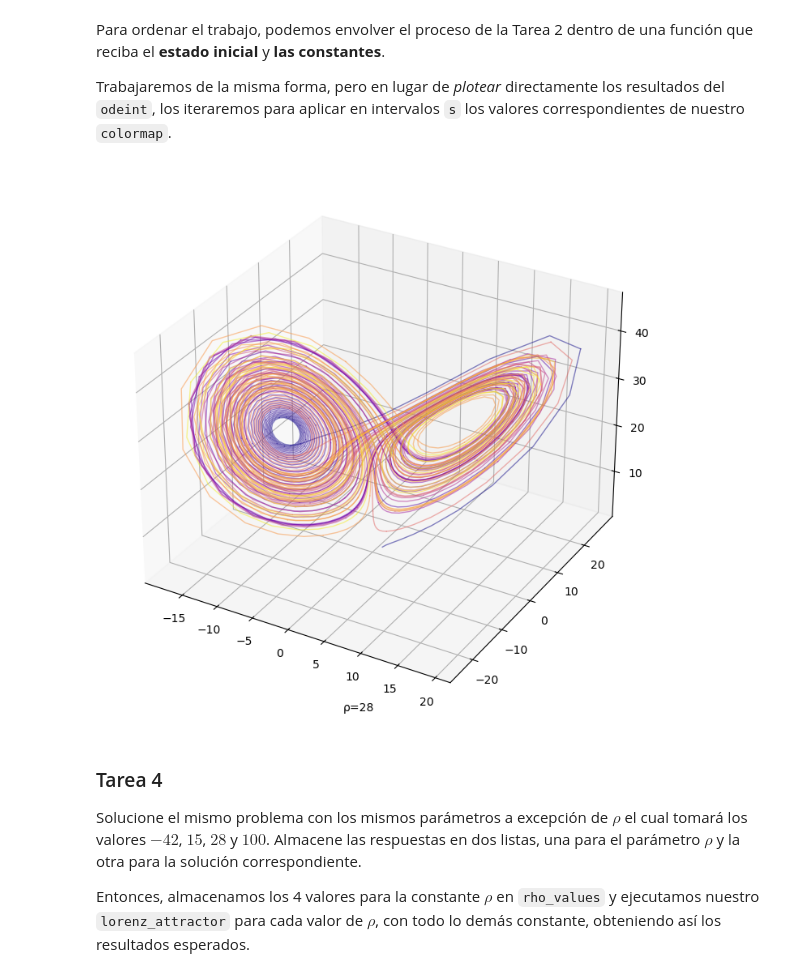
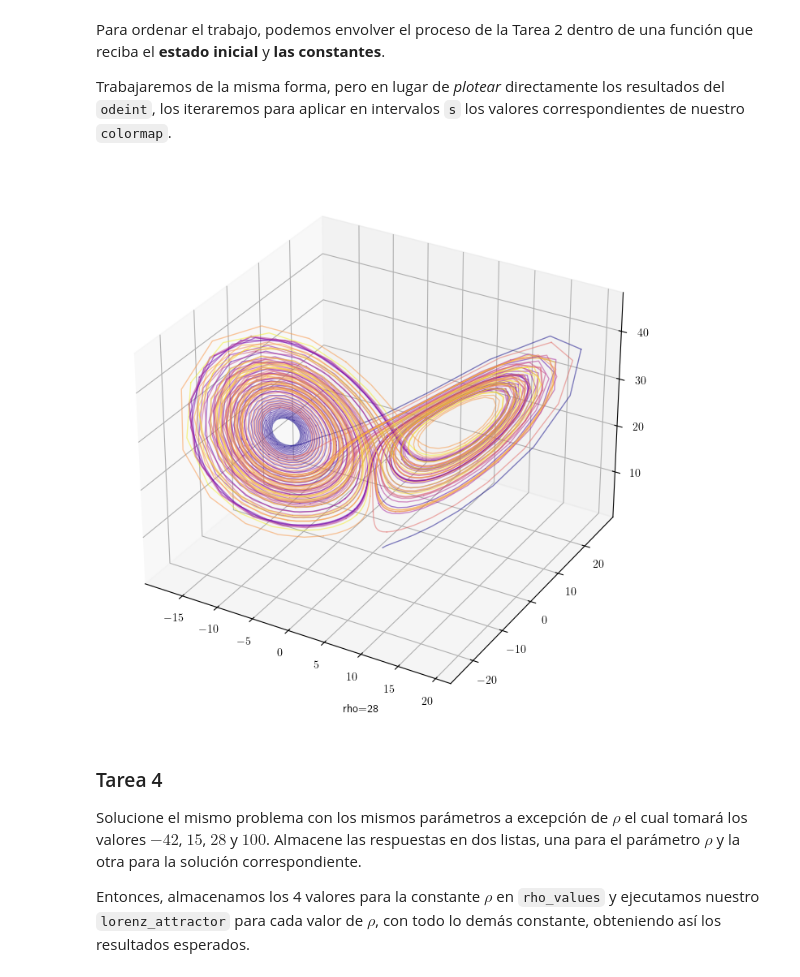
Before and after one commit to Numerical-Analysis-2024/tutorial, a Jupyter notebook: book/lorenz.ipynb, the cells around one changed output. Saved outputs shown, nothing was run; the diff lists cells and outputs as text; code cells hidden in the pictures.

```diff
--- a/book/lorenz.ipynb
+++ b/book/lorenz.ipynb
@@ -66,17 +66,17 @@ import matplotlib.pyplot as plt
 import numpy as np
 from scipy.integrate import odeint
 # %%
-def solve_lorenz(state, t, σ, ρ, β):
+def solve_lorenz(state, t, sigma, rho, beta):
     x, y, z = state
 
-    dx = σ * (y - x)
-    dy = x * (ρ - z) - y
-    dz = (x * y) - (β * z)
+    dx = sigma * (y - x)
+    dy = x * (rho - z) - y
+    dz = (x * y) - (beta * z)
     return dx, dy, dz
 
 
 # Ejemplo resolviendo para ciertas condiciones iniciales
-solve_lorenz((1, 1, 1), t=1, σ=10, ρ=28, β=8 / 3)
+solve_lorenz((1, 1, 1), t=1, sigma=10, rho=28, beta=8 / 3)
 # %% [output]
 (0, 26, -1.6666666666666665)
 # %% [markdown]
@@ -90,7 +90,7 @@ $\left(1, 1, 1\right)$. Emplee para ello la función `odeint`.
 Para esto, definiremos un estado de coordenadas iniciales `initial_state` y con ayuda de la función `numpy.linspace` crearemos intervalos de tiempo espaciados uniformemente.
 # %%
 initial_state = (1.0, 1.0, 1.0)
-σ, ρ, β = 10, 28, 8 / 3
+sigma, rho, beta = 10, 28, 8 / 3
 
 t = np.linspace(0, 100, 3000)
 
@@ -100,7 +100,7 @@ Valores equidistantes de t: 3000
 # %% [markdown]
 La función `odeint`, *ordinary differential equations integration*, como su nombre indica, nos ayudará a resolver el sistema (con la función `solve_lorenz` previamente implementada) para una secuencia de puntos `t` en el tiempo.
 # %%
-states = odeint(solve_lorenz, initial_state, t, args=(σ, ρ, β))
+states = odeint(solve_lorenz, initial_state, t, args=(sigma, rho, beta))
 
 xs = states[:, 0]
 ys = states[:, 1]
@@ -138,42 +139,42 @@ Para ordenar el trabajo, podemos envolver el proceso de la Tarea 2 dentro de una
 Trabajaremos de la misma forma, pero en lugar de *plotear* directamente los resultados del `odeint`, los iteraremos para aplicar en intervalos `s` los valores correspondientes de nuestro `colormap`.
 # %%
 def lorenz_attractor(state0, parameters, ax=None, text_offset=0.01):
-    σ, ρ, β = parameters
+    sigma, rho, beta = parameters
     n = 3000
     t = np.linspace(0, 100, n)
 
     # Resolvemos las ecuaciones para la secuencia de puntos t
-    states = odeint(solve_lorenz, state0, t, args=(σ, ρ, β))
+    states = odeint(solve_lorenz, state0, t, args=(sigma, rho, beta))
     xs = states[:, 0]
     ys = states[:, 1]
     zs = states[:, 2]
 
     if ax is None:
         ax = plt.figure(figsize=(7, 8)).add_subplot(projection="3d")
 
     # Intervalos de 10 unidades de ancho
     s = 10
 
     # Iteramos en estos intervalos aplicando el colormap correspondiente
     for i in range(0, n - s, s):
         ax.plot(
             xs[i : i + s + 1],
             ys[i : i + s + 1],
             zs[i : i + s + 1],
             color=cmap(i / n),
             alpha=0.5,
             lw=1,
         )
 
-    ax.text2D(0.44, text_offset, f"ρ={ρ}", transform=ax.transAxes)
+    ax.text2D(0.44, text_offset, f"rho={rho}", transform=ax.transAxes)
     ax.figure.tight_layout()
     return ax.figure
 
 
 # Condiciones iniciales propuestas en la Figura 1
 lorenz_attractor((1, 1, 1), (10, 28, 8 / 3)).show()
 # %% [output]
-[figure, old version]
+[figure, new version]
 # %% [markdown]
 ### Tarea 4
 
```
Also changed, not shown: parts of 5 cells of this notebook, 6 other files.
